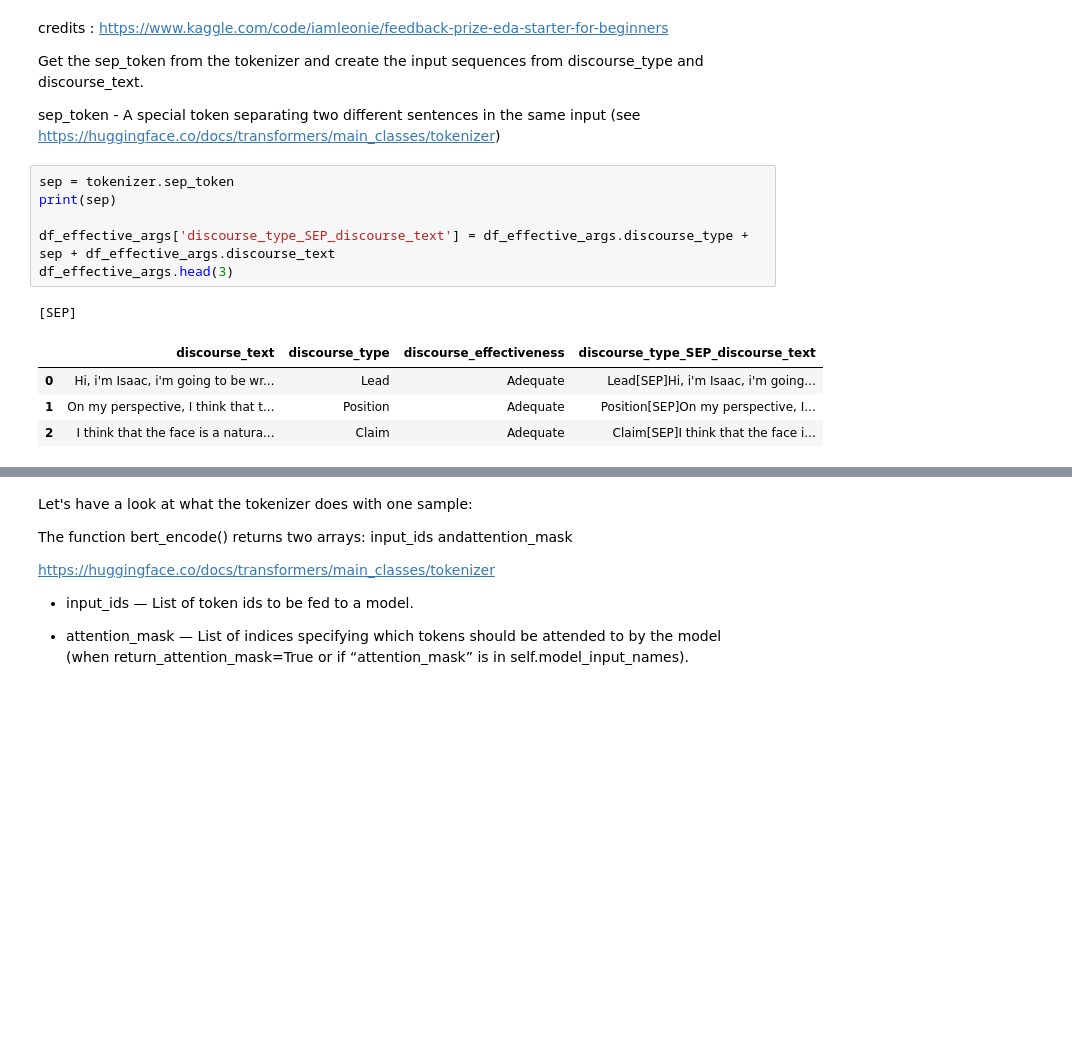
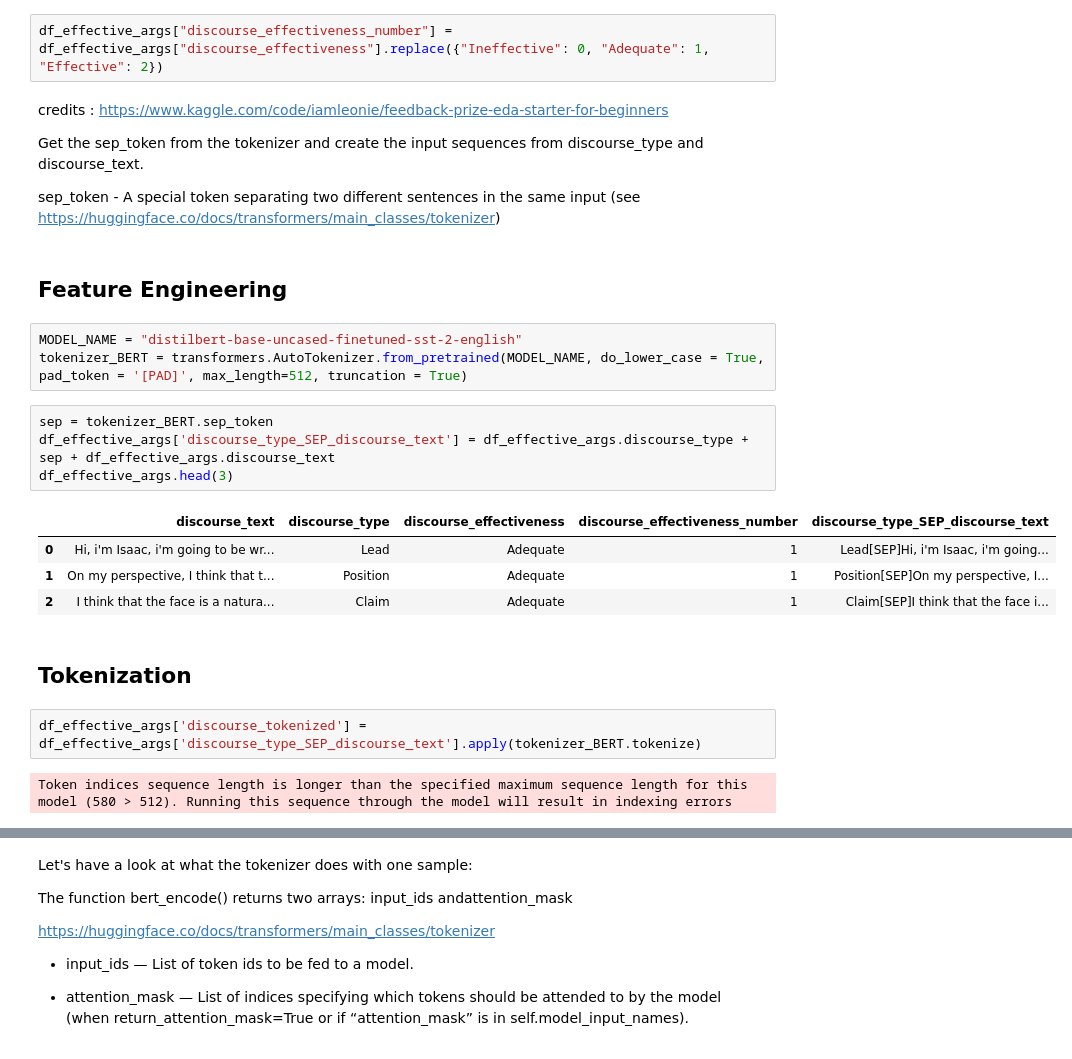
Before and after one commit to bonnefco/P8, a Jupyter notebook: P8_BERT_MODELS.ipynb, the cells around one changed output, grey strips where cells are left out. Cells and saved outputs as stored; diff of their text form; blank space fills up the shorter version.

```diff
--- a/P8_BERT_MODELS.ipynb
+++ b/P8_BERT_MODELS.ipynb
@@ -88,18 +86,28 @@ tokenizer = transformers.AutoTokenizer.from_pretrained(MODEL_NAME, do_lower_case
+# %%
+df_effective_args["discourse_effectiveness_number"] = df_effective_args["discourse_effectiveness"].replace({"Ineffective": 0, "Adequate": 1, "Effective": 2})
 # %% [markdown]
 credits : https://www.kaggle.com/code/iamleonie/feedback-prize-eda-starter-for-beginners
 
 Get the sep_token from the tokenizer and create the input sequences from discourse_type and discourse_text.
 
 sep_token - A special token separating two different sentences in the same input (see https://huggingface.co/docs/transformers/main_classes/tokenizer)
+# %% [markdown]
+## Feature Engineering
+# %%
+MODEL_NAME = "distilbert-base-uncased-finetuned-sst-2-english"
+tokenizer_BERT = transformers.AutoTokenizer.from_pretrained(MODEL_NAME, do_lower_case = True, pad_token = '[PAD]', max_length=512, truncation = True)
 # %%
-sep = tokenizer.sep_token
-print(sep)
-
+sep = tokenizer_BERT.sep_token
 df_effective_args['discourse_type_SEP_discourse_text'] = df_effective_args.discourse_type + sep + df_effective_args.discourse_text
 df_effective_args.head(3)
 # %% [output]
-[SEP]
-|  | discourse_text | discourse_type | discourse_effectiveness | discourse_type_SEP_discourse_text |
-| 0 | Hi, i'm Isaac, i'm going to be wr... | Lead | Adequate | Lead[SEP]Hi, i'm Isaac, i'm going... |
-| 1 | On my perspective, I think that t... | Position | Adequate | Position[SEP]On my perspective, I... |
-| 2 | I think that the face is a natura... | Claim | Adequate | Claim[SEP]I think that the face i... |
+|  | discourse_text | discourse_type | discourse_effectiveness | discourse_effectiveness_number | discourse_type_SEP_discourse_text |
+| 0 | Hi, i'm Isaac, i'm going to be wr... | Lead | Adequate | 1 | Lead[SEP]Hi, i'm Isaac, i'm going... |
+| 1 | On my perspective, I think that t... | Position | Adequate | 1 | Position[SEP]On my perspective, I... |
+| 2 | I think that the face is a natura... | Claim | Adequate | 1 | Claim[SEP]I think that the face i... |
+# %% [markdown]
+## Tokenization
+# %%
+df_effective_args['discourse_tokenized'] = df_effective_args['discourse_type_SEP_discourse_text'].apply(tokenizer_BERT.tokenize)
+# %% [output]
+Token indices sequence length is longer than the specified maximum sequence length for this model (580 > 512). Running this sequence through the model will result in indexing errors
```
Also changed, not shown: parts of 36 cells of this notebook.
